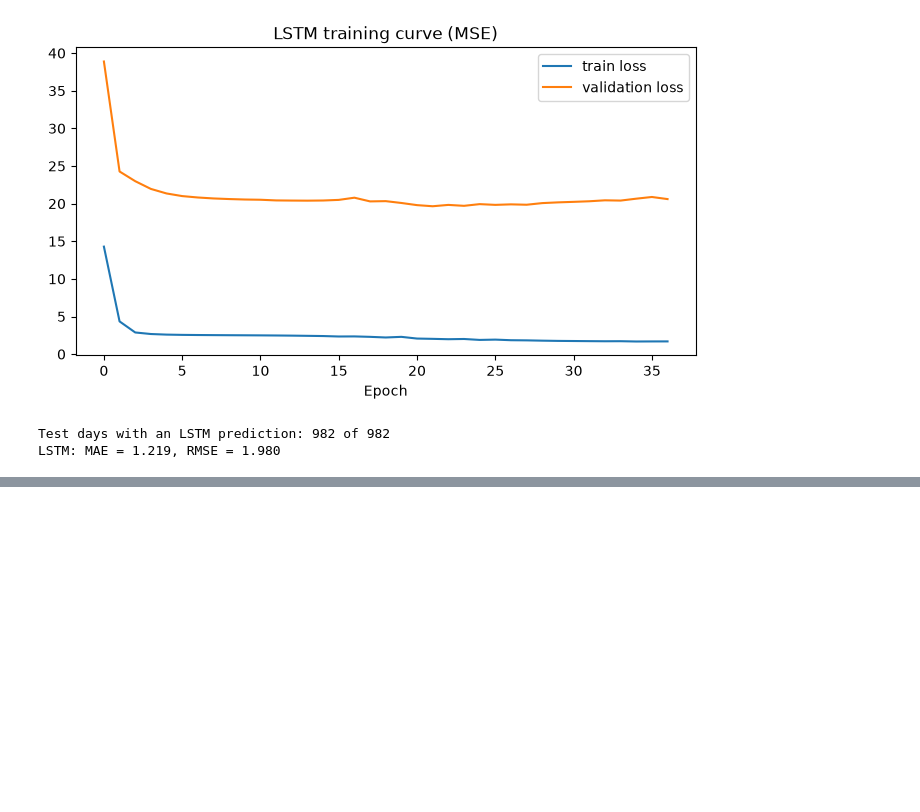
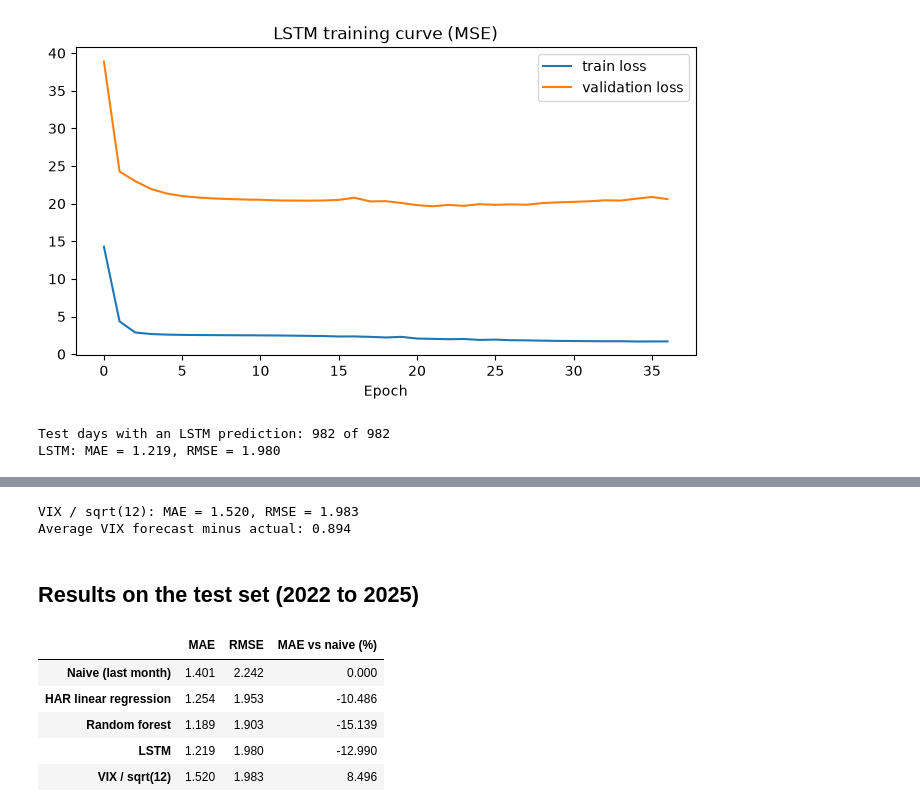
Before and after one commit to lewis-shearer/Stock_Volatility_Forecasting, a Jupyter notebook: volatility_forecasting.ipynb, the cells around one changed output, grey strips where cells are left out. Cells and saved outputs as stored; diff of their text form; code cells hidden in the pictures; blank space fills up the shorter version.

```diff
--- a/volatility_forecasting.ipynb
+++ b/volatility_forecasting.ipynb
@@ -350,0 +355,23 @@ LSTM: MAE = 1.219, RMSE = 1.980
+# %%
+vix_pred = test['VIX_monthly'].values
+evaluate_model(y_test, vix_pred, 'VIX / sqrt(12)')
+
+print('Average VIX forecast minus actual:', round((vix_pred - y_test).mean(), 3))
+# %% [output]
+VIX / sqrt(12): MAE = 1.520, RMSE = 1.983
+Average VIX forecast minus actual: 0.894
+# %% [markdown]
+## Results on the test set (2022 to 2025)
+# %%
+del results['HAR (validation)']
+
+table = pd.DataFrame(results, index=['MAE', 'RMSE']).T
+table['MAE vs naive (%)'] = 100 * (table['MAE'] / table.loc['Naive (last month)', 'MAE'] - 1)
+table.round(3)
+# %% [output]
+|  | MAE | RMSE | MAE vs naive (%) |
+| Naive (last month) | 1.401 | 2.242 | 0.000 |
+| HAR linear regression | 1.254 | 1.953 | -10.486 |
+| Random forest | 1.189 | 1.903 | -15.139 |
+| LSTM | 1.219 | 1.980 | -12.990 |
+| VIX / sqrt(12) | 1.520 | 1.983 | 8.496 |
```
Also changed, not shown: parts of 5 cells of this notebook, 1 other file.
